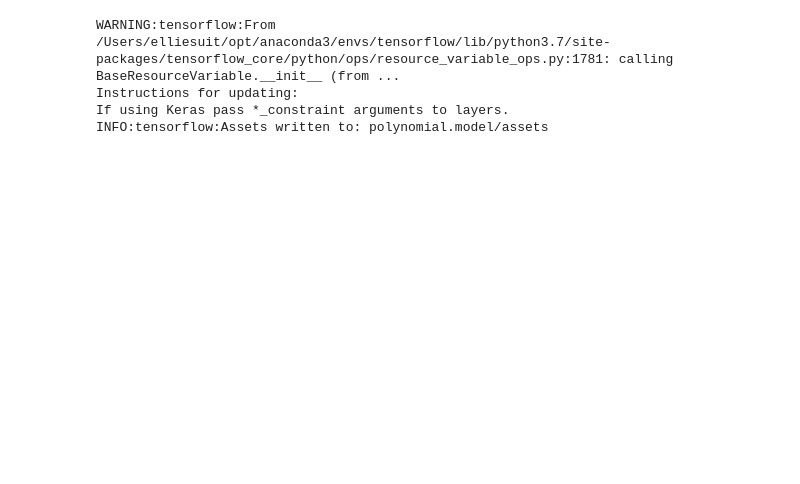
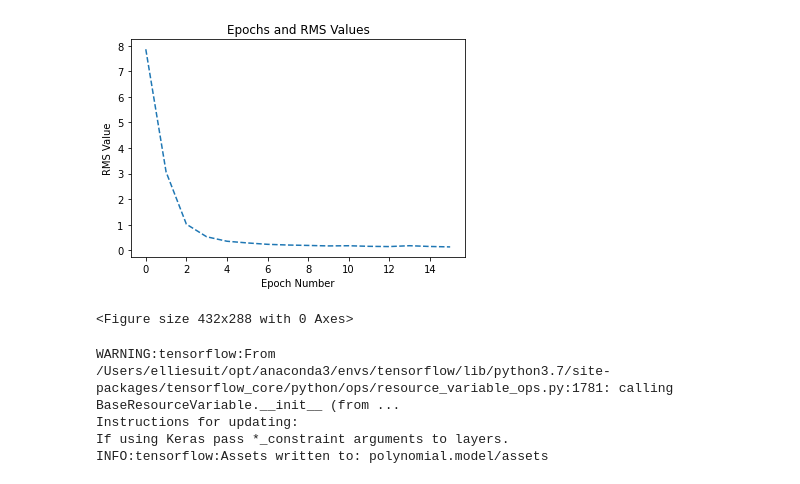
Before and after one commit to esuit24/Research2021, a Jupyter notebook: Neural_Network_Polynomial.ipynb, the cells around one changed output. Saved outputs shown, nothing was run; the diff lists cells and outputs as text; code cells hidden in the pictures; blank space fills up the shorter version.

```diff
--- a/Neural_Network_Polynomial.ipynb
+++ b/Neural_Network_Polynomial.ipynb
@@ -20,19 +20,17 @@ testing_labels = testing[1]
 model = tf.keras.models.Sequential() #feed forward
 model.add(tf.keras.layers.Input(num_moments))
 #hidden layers (2):
-model.add(tf.keras.layers.Dense(125, activation = tf.nn.relu))
-model.add(tf.keras.layers.Dense(125, activation = tf.nn.relu))
-model.add(tf.keras.layers.Dense(125, activation = tf.nn.relu))
-model.add(tf.keras.layers.Dense(125, activation = tf.nn.relu))
-model.add(tf.keras.layers.Dense(125, activation = tf.nn.relu))
+model.add(tf.keras.layers.Dense(num_moments*2, activation = tf.nn.relu))
+model.add(tf.keras.layers.Dense(num_moments*2, activation = tf.nn.relu))
+model.add(tf.keras.layers.Dense(num_moments*2, activation = tf.nn.relu))
+#model.add(tf.keras.layers.Dense(125, activation = tf.nn.relu))
+#model.add(tf.keras.layers.Dense(125, activation = tf.nn.relu))
 #output layer:
 model.add(tf.keras.layers.Dense(num_coef,))
 # %%
 #optimize
 model.compile(optimizer = 'adam',
               loss = 'mean_squared_error',
-              metrics = ['accuracy'])
-print("stuff")
-model.fit(training_moments, training_labels, epochs = 600) #90 epochs minimizes the difference between test and training and testing cost
-model.summary()
+              metrics = [tf.keras.metrics.RootMeanSquaredError()])
+history = model.fit(training_moments, training_labels, epochs = 16) #90 epochs minimizes the difference between test and training and testing cost
 # %% [output]
@@ -65,3 +63,13 @@ print(val_loss, val_acc)
+# %%
+plt.plot(range(16), history.history['root_mean_squared_error'], linestyle = '--')
+plt.xlabel('Epoch Number')
+plt.ylabel('RMS Value')
+plt.title('Epochs and RMS Values')
+plt.show()
+plt.savefig('Epochs_RMS_Values_Polynomial.png')
+# %% [output]
+[figure, added]
+<Figure size 432x288 with 0 Axes>
 # %%
 #saves the model data
 model.save('polynomial.model')
```
Also changed, not shown: parts of 11 cells of this notebook, 39 other files.
